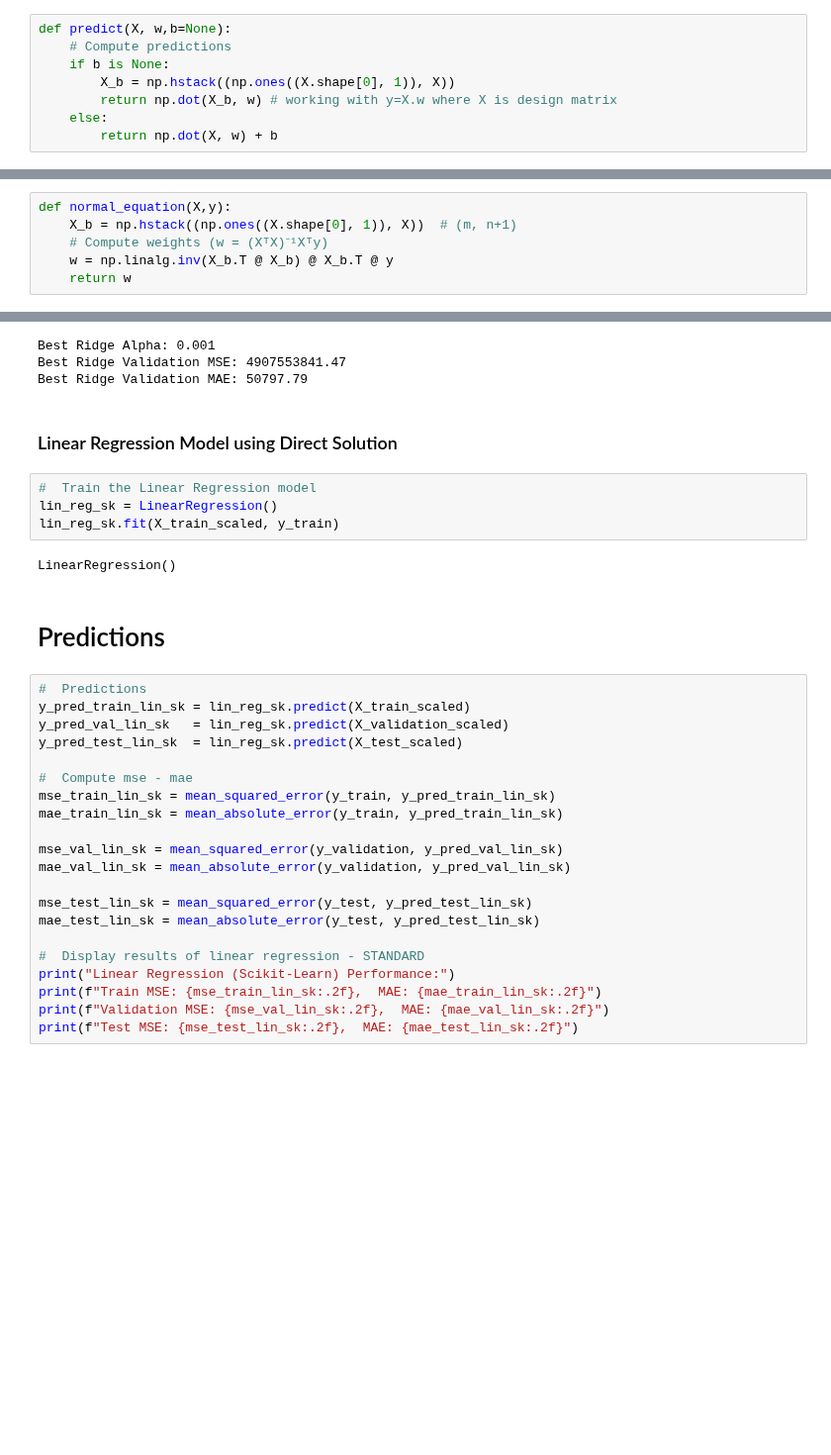
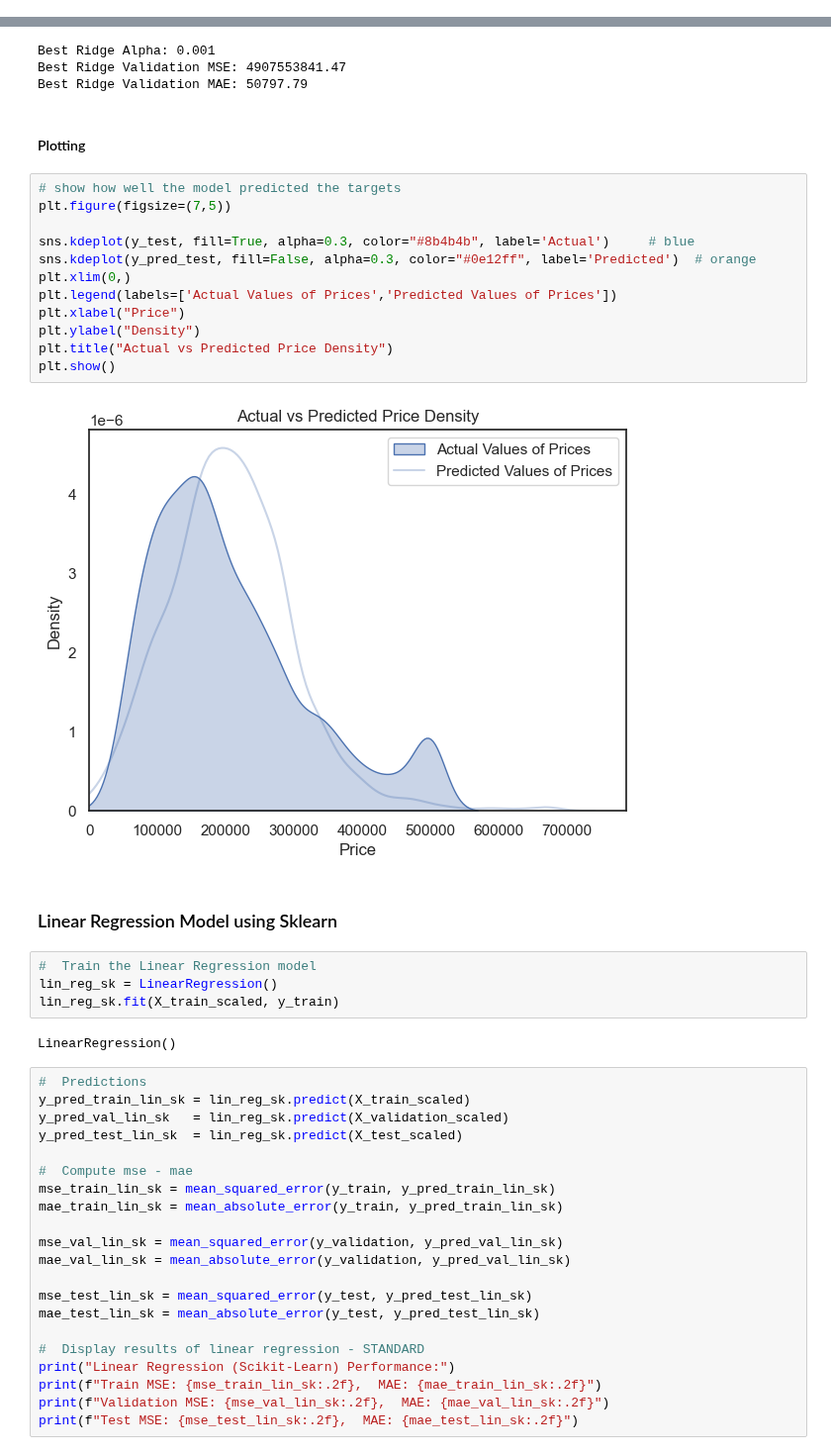
Before and after one commit to habibarezq/ML-Assignments-25, a Jupyter notebook: Assignment-1/notebooks/regression_manual.ipynb, the cells around one changed output, grey strips where cells are left out. Shown at 99% size. Saved outputs shown, nothing was run; the diff lists cells and outputs as text; blank space fills up the shorter version.

```diff
--- a/Assignment-1/src/regression_manual.ipynb
+++ b/Assignment-1/notebooks/regression_manual.ipynb
@@ -123,8 +123,0 @@ X_test_scaled = scaler.transform(X_test)
-# %%
-def predict(X, w,b=None):
-    # Compute predictions
-    if b is None:
-        X_b = np.hstack((np.ones((X.shape[0], 1)), X))
-        return np.dot(X_b, w) # working with y=X.w where X is design matrix
-    else:
-        return np.dot(X, w) + b
@@ -151,6 +123,0 @@ def compute_mse_cost(X,y,w,b):
-# %%
-def normal_equation(X,y):
-    X_b = np.hstack((np.ones((X.shape[0], 1)), X))  # (m, n+1)
-    # Compute weights (w = (XᵀX)⁻¹Xᵀy)
-    w = np.linalg.inv(X_b.T @ X_b) @ X_b.T @ y
-    return w
@@ -317,16 +211,30 @@ print(f"Best Ridge Validation MAE: {manual_ridge_res_mae[best_ridge_idx]:.2f}")
 Best Ridge Alpha: 0.001
 Best Ridge Validation MSE: 4907553841.47
 Best Ridge Validation MAE: 50797.79
+# %% [markdown]
+#### Plotting
+# %%
+# show how well the model predicted the targets
+plt.figure(figsize=(7,5))
+
+sns.kdeplot(y_test, fill=True, alpha=0.3, color="#8b4b4b", label='Actual')     # blue
+sns.kdeplot(y_pred_test, fill=False, alpha=0.3, color="#0e12ff", label='Predicted')  # orange
+plt.xlim(0,)
+plt.legend(labels=['Actual Values of Prices','Predicted Values of Prices'])
+plt.xlabel("Price")
+plt.ylabel("Density")
+plt.title("Actual vs Predicted Price Density")
+plt.show()
+# %% [output]
+[figure, added]
 # %% [markdown]
-### Linear Regression Model using Direct Solution
+### Linear Regression Model using Sklearn
 # %%
 #  Train the Linear Regression model
 lin_reg_sk = LinearRegression()
 lin_reg_sk.fit(X_train_scaled, y_train)
 # %% [output]
 LinearRegression()
-# %% [markdown]
-# Predictions
 # %%
 #  Predictions
 y_pred_train_lin_sk = lin_reg_sk.predict(X_train_scaled)
```
Also changed, not shown: parts of 19 cells of this notebook, 1 other file.
